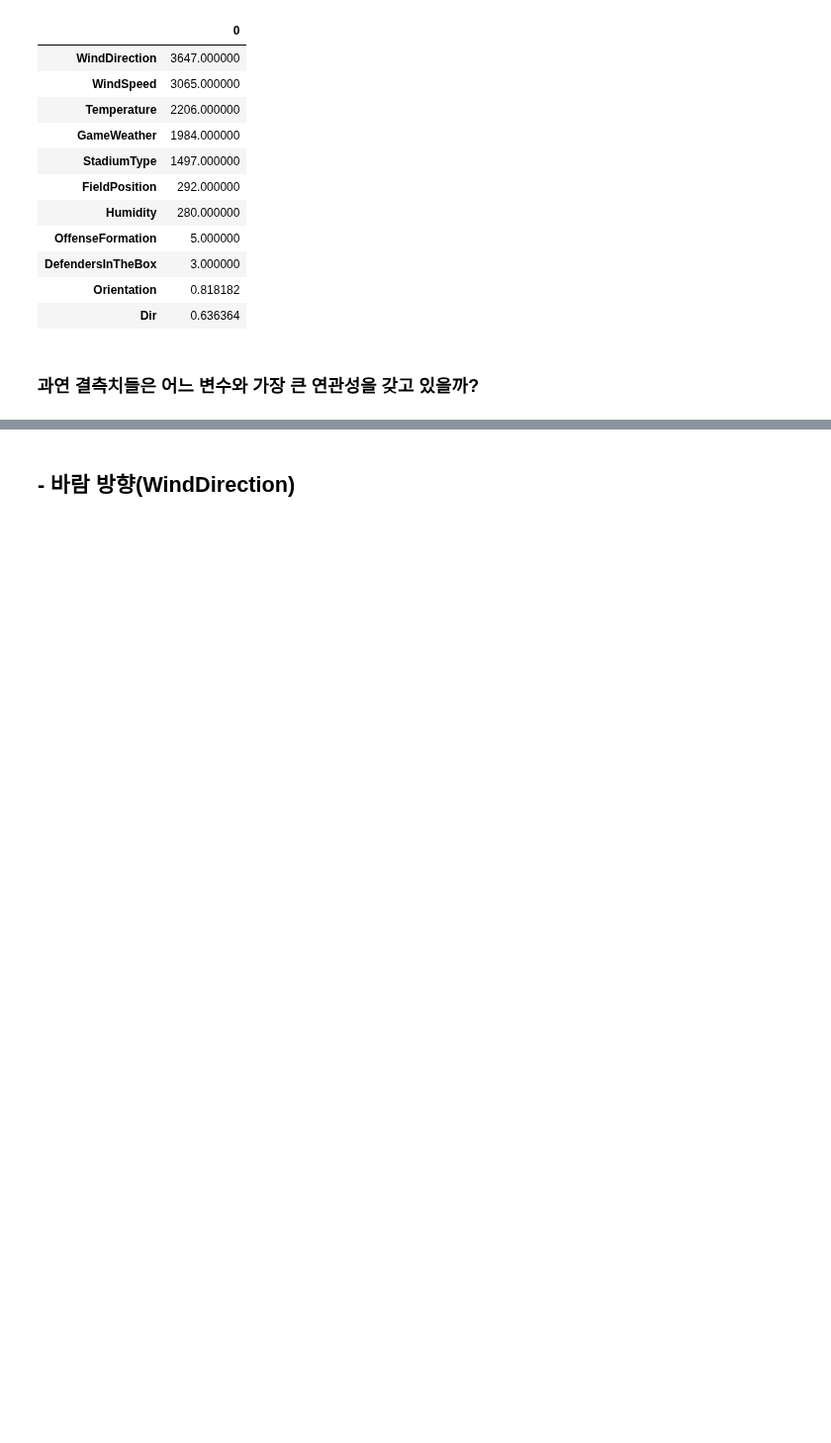
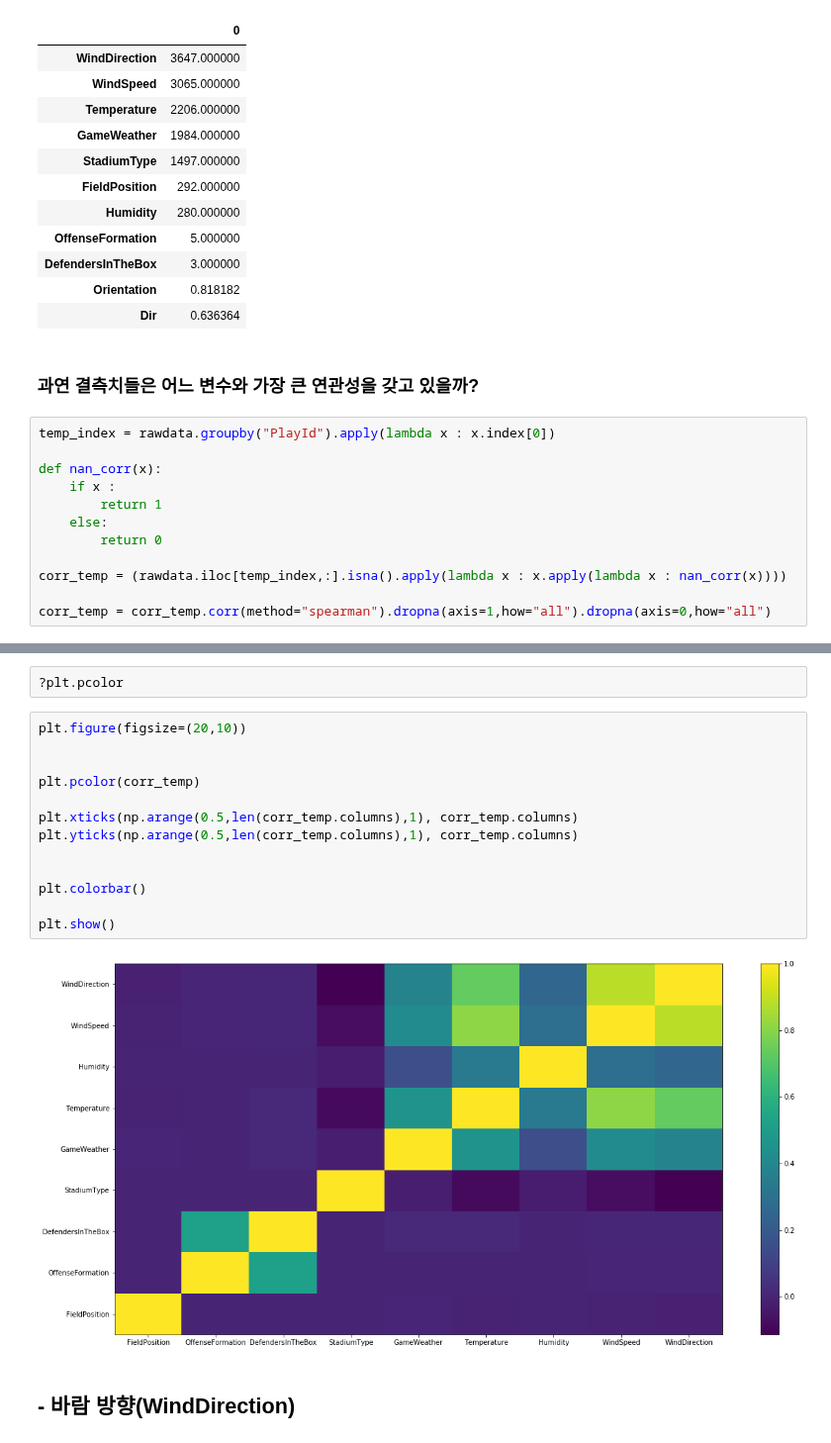
Before and after one commit to neverland251/MainProject, a Jupyter notebook: Project/DataMining/NFL yard/NFL.ipynb, the cells around one changed output, grey strips where cells are left out. Shown at 99% size. Saved outputs shown, nothing was run; the diff lists cells and outputs as text; blank space fills up the shorter version.

```diff
--- a/Project/DataMining/NFL yard/NFL.ipynb
+++ b/Project/DataMining/NFL yard/NFL.ipynb
@@ -181,3 +189,15 @@ missmap[missmap[0] != 0]/22
 | Dir | 0.636364 |
 # %% [markdown]
 ### 과연 결측치들은 어느 변수와 가장 큰 연관성을 갖고 있을까?
+# %%
+temp_index = rawdata.groupby("PlayId").apply(lambda x : x.index[0])
+
+def nan_corr(x):
+    if x :
+        return 1
+    else:
+        return 0
+
+corr_temp = (rawdata.iloc[temp_index,:].isna().apply(lambda x : x.apply(lambda x : nan_corr(x))))
+
+corr_temp = corr_temp.corr(method="spearman").dropna(axis=1,how="all").dropna(axis=0,how="all")
@@ -184,3 +217,20 @@ missmap[missmap[0] != 0]/22
+# %%
+?plt.pcolor
+# %%
+plt.figure(figsize=(20,10))
+
+
+plt.pcolor(corr_temp)
+
+plt.xticks(np.arange(0.5,len(corr_temp.columns),1), corr_temp.columns)
+plt.yticks(np.arange(0.5,len(corr_temp.columns),1), corr_temp.columns)
+
+
+plt.colorbar()
+
+plt.show()
+# %% [output]
+[figure, added]
 # %% [markdown]
 ## - 바람 방향(WindDirection)
 # %%
```
Also changed, not shown: parts of 40 cells of this notebook.
